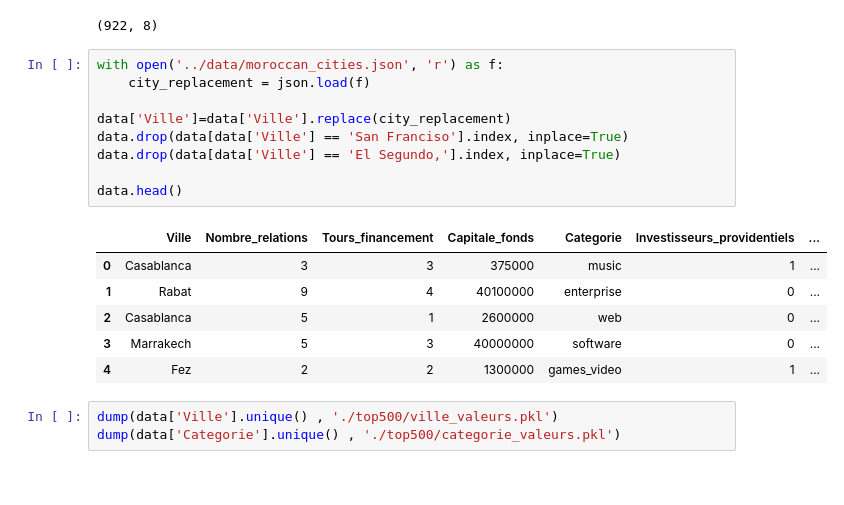
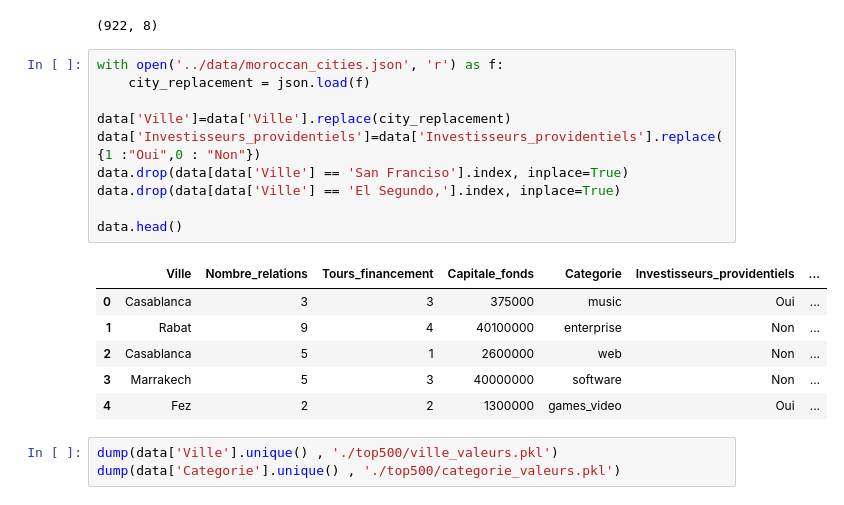
Before and after one commit to asmaembr/Project-advisor, a Jupyter notebook: model/top500_model.ipynb, the cells around one changed output. Saved outputs shown, nothing was run; the diff lists cells and outputs as text.

```diff
--- a/model/top500_model.ipynb
+++ b/model/top500_model.ipynb
@@ -49,19 +49,20 @@ data.shape
 # %%
 with open('../data/moroccan_cities.json', 'r') as f:
     city_replacement = json.load(f)
 
 data['Ville']=data['Ville'].replace(city_replacement)
+data['Investisseurs_providentiels']=data['Investisseurs_providentiels'].replace({1 :"Oui",0 : "Non"})
 data.drop(data[data['Ville'] == 'San Franciso'].index, inplace=True)
 data.drop(data[data['Ville'] == 'El Segundo,'].index, inplace=True)
 
 data.head()
 # %% [output]
 |  | Ville | Nombre_relations | Tours_financement | Capitale_fonds | Categorie | Investisseurs_providentiels | ... |
-| 0 | Casablanca | 3 | 3 | 375000 | music | 1 | ... |
-| 1 | Rabat | 9 | 4 | 40100000 | enterprise | 0 | ... |
-| 2 | Casablanca | 5 | 1 | 2600000 | web | 0 | ... |
-| 3 | Marrakech | 5 | 3 | 40000000 | software | 0 | ... |
-| 4 | Fez | 2 | 2 | 1300000 | games_video | 1 | ... |
+| 0 | Casablanca | 3 | 3 | 375000 | music | Oui | ... |
+| 1 | Rabat | 9 | 4 | 40100000 | enterprise | Non | ... |
+| 2 | Casablanca | 5 | 1 | 2600000 | web | Non | ... |
+| 3 | Marrakech | 5 | 3 | 40000000 | software | Non | ... |
+| 4 | Fez | 2 | 2 | 1300000 | games_video | Oui | ... |
 # %%
 dump(data['Ville'].unique() , './top500/ville_valeurs.pkl')
 dump(data['Categorie'].unique() , './top500/categorie_valeurs.pkl')
```
Also changed, not shown: parts of 2 cells of this notebook, 13 other files.
